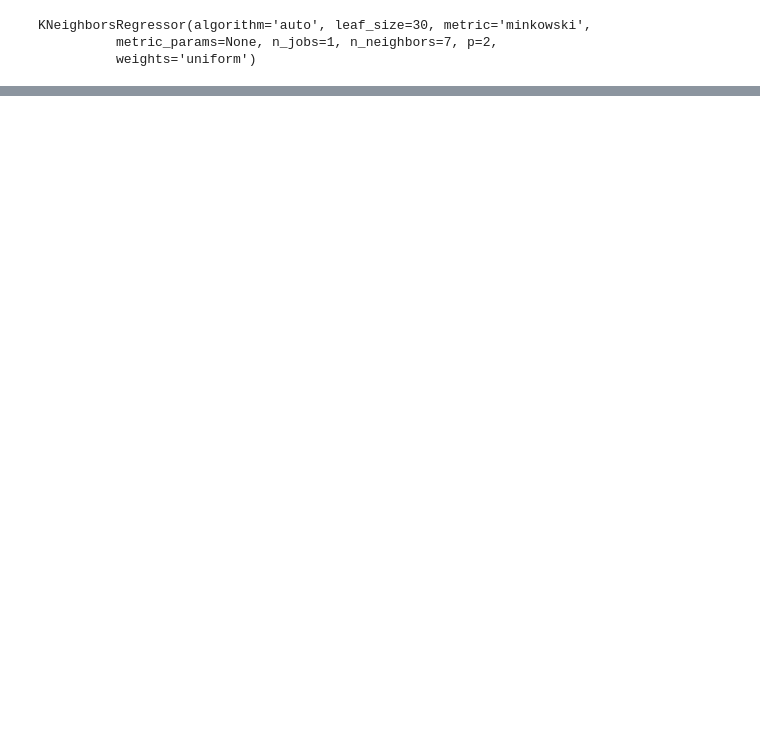
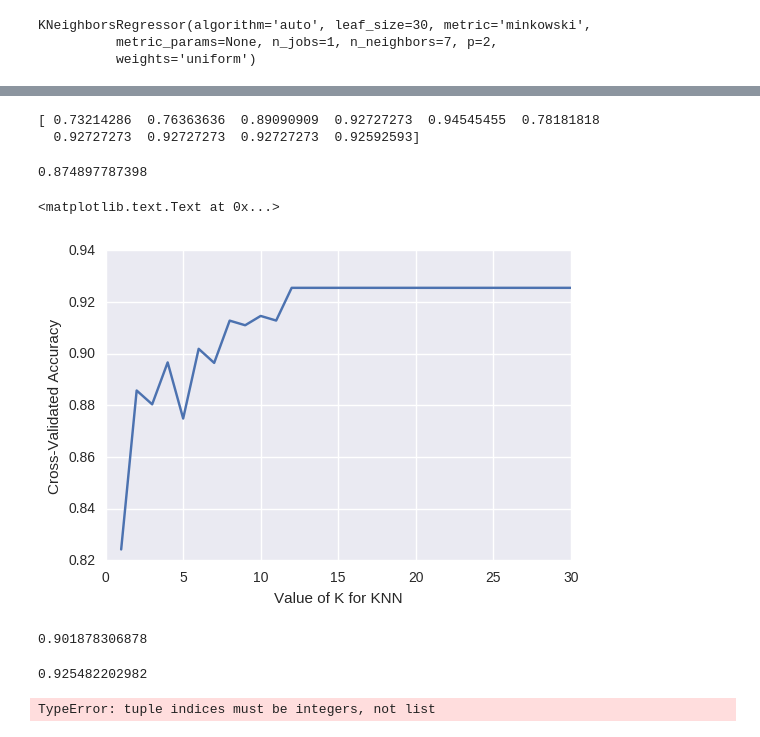
Before and after one commit to Annipha/project, a Jupyter notebook: code/Larvae_KNN-Full data set.ipynb, the cells around one changed output, grey strips where cells are left out. Saved outputs shown, nothing was run; the diff lists cells and outputs as text; code cells hidden in the pictures; blank space fills up the shorter version.

```diff
--- a/code/Larvae_KNN-Full data set.ipynb
+++ b/code/Larvae_KNN-Full data set.ipynb
@@ -92,0 +125,31 @@ print neigh.predict(B)
+# %%
+from sklearn.cross_validation import cross_val_score
+from sklearn.neighbors import KNeighborsClassifier
+knn = KNeighborsClassifier(n_neighbors=5)
+scores = cross_val_score(knn, X, y, cv=10, scoring='accuracy')
+print scores
+# %% [output]
+[ 0.73214286  0.76363636  0.89090909  0.92727273  0.94545455  0.78181818
+  0.92727273  0.92727273  0.92727273  0.92592593]
+# %%
+print scores.mean()
+# %% [output]
+0.874897787398
+# %%
+k_range = range(1, 31)
+k_scores = []
+for k in k_range:
+    knn = KNeighborsClassifier(n_neighbors=k)
+    scores = cross_val_score(knn, X, y, cv=10, scoring='accuracy')
+    average_score= scores.mean()
+    k_scores.append(average_score)
+# %%
+import matplotlib.pyplot as plt
+%matplotlib inline
+plt.plot(k_range, k_scores)
+
+plt.xlabel('Value of K for KNN')
+plt.ylabel('Cross-Validated Accuracy')
+# %% [output]
+<matplotlib.text.Text at 0x...>
+[figure, added]
@@ -92,0 +158,11 @@ print neigh.predict(B)
+# %%
+knn = KNeighborsClassifier(n_neighbors=6)
+print cross_val_score(knn, X, y, cv=10, scoring='accuracy').mean()
+# %% [output]
+0.901878306878
+# %%
+from sklearn.linear_model import LogisticRegression
+logreg = LogisticRegression()
+print cross_val_score(logreg, X, y, cv=10, scoring='accuracy').mean()
+# %% [output]
+0.925482202982
@@ -92,0 +171,5 @@ print neigh.predict(B)
+# %%
+feature_cols = ['Container_position', 'Water_level', 'Lid', 'Source', 'Meso']
+X = data[feature_cols]
+# %% [output]
+TypeError: tuple indices must be integers, not list
```
Also changed, not shown: parts of 29 cells of this notebook, 17 other files.
